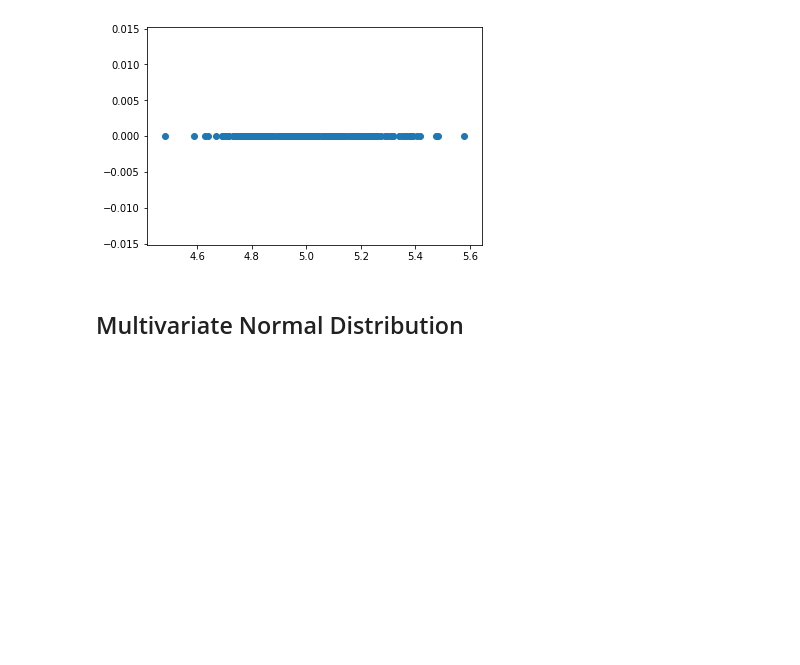
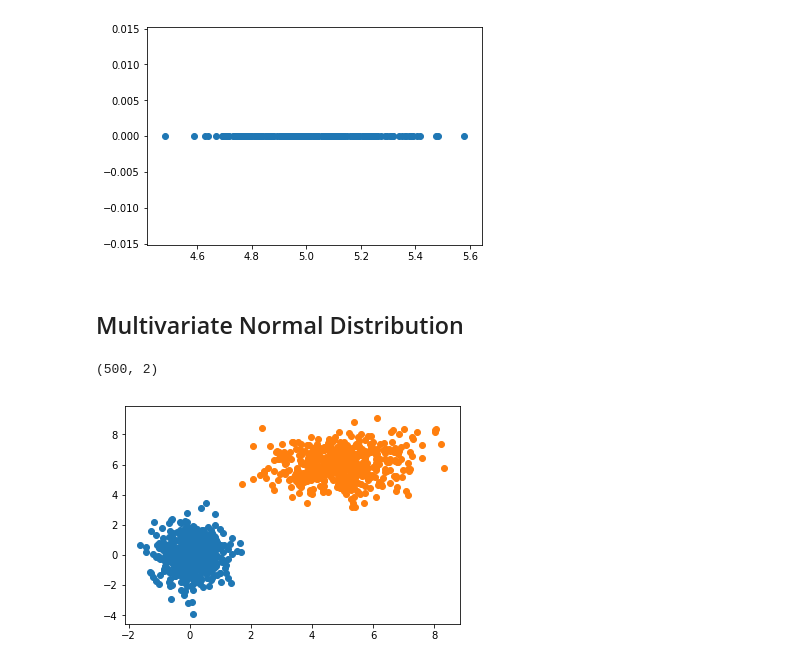
Before and after one commit to tanmayarya/Matplot-Lib-basics, a Jupyter notebook: Matplot Lib Basics.ipynb, the cells around one changed output. Drawn from its saved outputs; the diff is of its cells as text; code cells hidden in the pictures; blank space fills up the shorter version.

```diff
--- a/Matplot Lib Basics.ipynb
+++ b/Matplot Lib Basics.ipynb
@@ -119,15 +119,21 @@ plt.show()
 # %% [markdown]
 ## Multivariate Normal Distribution
 # %%
-# BiVariate
+#BiVariate
 mean = np.array([0.0,0.0])
 cov = np.array([[.3,0],[0,1]])
+
 
 mean2 = np.array([5.0,6.0])
 cov2 = np.array([[1.3,0.2],[0.2,1.1]])
 
 dist = np.random.multivariate_normal(mean,cov,500)
 dist2 = np.random.multivariate_normal(mean2,cov2,500)
 print(dist.shape)
 
-plt.scatter(dist)
+plt.scatter(dist[:,0],dist[:,1])
+plt.scatter(dist2[:,0],dist2[:,1])
+plt.show()
+# %% [output]
+(500, 2)
+[figure, added]
```
